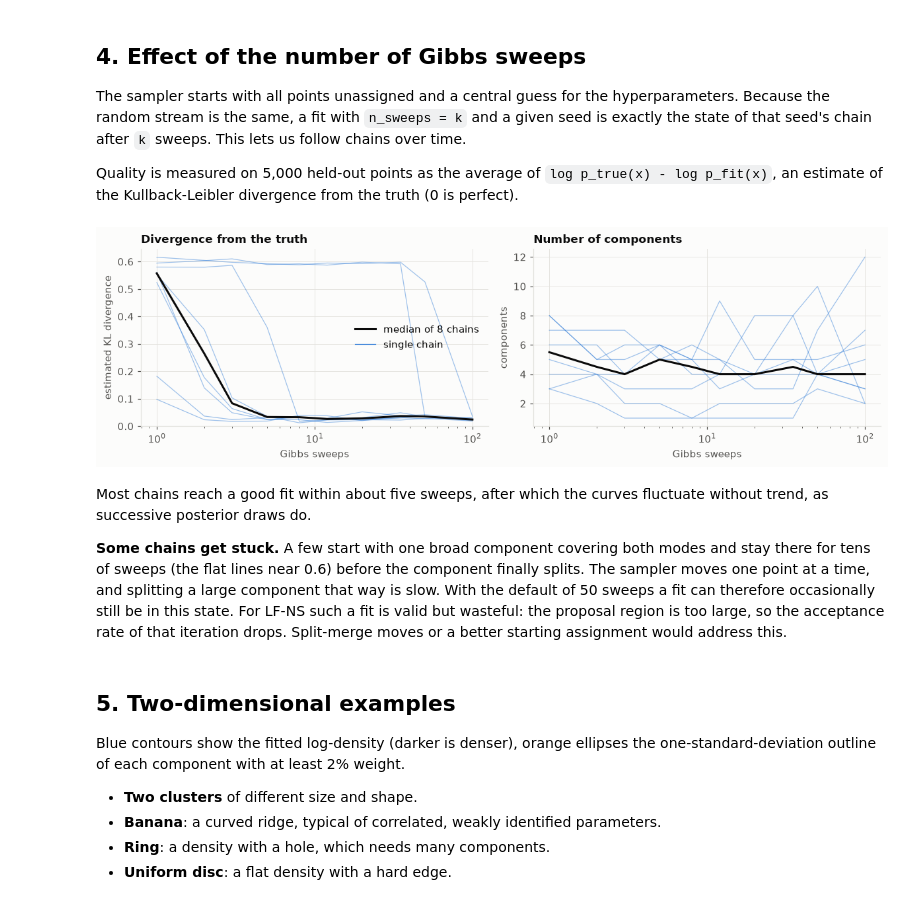
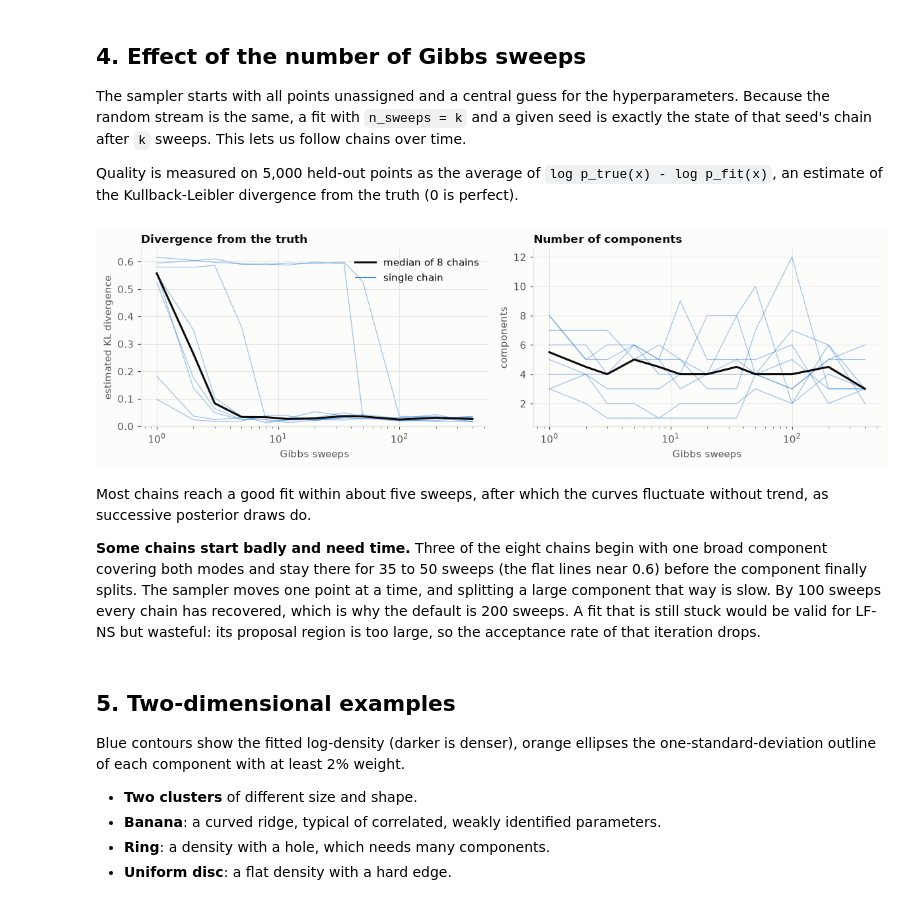
Before and after one commit to Mijan/lfns_rust, a Jupyter notebook: notebooks/dpgmm_density_estimation.ipynb, the cells around one changed output. Drawn from its saved outputs; the diff is of its cells as text; code cells hidden in the pictures.

Commit message:
example notebooks added

```diff
--- a/notebooks/dpgmm_density_estimation.ipynb
+++ b/notebooks/dpgmm_density_estimation.ipynb
@@ -26,18 +26,12 @@ from scipy import stats
 
 import dpgmm
 
+import notebook_style as style
+
+style.apply()
 # Colours by role: observations are neutral, the truth is ink, the fit is blue, its components orange.
-SURFACE, INK, MUTED, GRID = "#fcfcfb", "#0b0b0b", "#52514e", "#e4e3df"
-OBSERVATIONS, FIT, COMPONENTS = "#a3a29a", "#2a78d6", "#eb6834"
-FIT_RAMP = ["#cde2fb", "#86b6ef", "#3987e5", "#1c5cab", "#0d366b"]  # one hue, light to dark
-
-plt.rcParams.update({
-    "figure.facecolor": SURFACE, "axes.facecolor": SURFACE, "savefig.facecolor": SURFACE,
-    "axes.edgecolor": GRID, "axes.labelcolor": MUTED, "axes.titlecolor": INK, "axes.titlesize": 11,
-    "axes.titleweight": "bold", "axes.titlelocation": "left", "axes.spines.top": False, "axes.spines.right": False,
-    "xtick.color": MUTED, "ytick.color": MUTED, "axes.grid": True, "grid.color": GRID, "grid.linewidth": 0.6,
-    "lines.linewidth": 2.0, "legend.frameon": False, "font.size": 10, "figure.dpi": 110,
-})
+INK, MUTED = style.INK, style.MUTED
+OBSERVATIONS, FIT, COMPONENTS, FIT_RAMP = style.NEUTRAL, style.BLUE, style.ORANGE, style.BLUE_RAMP
 # %% [markdown]
 ## 1. One-dimensional examples
 
@@ -86,10 +80,10 @@ fig, axes = plt.subplots(2, 2, figsize=(11, 6.5))
 for ax, (name, (draw, pdf)) in zip(axes.ravel(), TARGETS_1D.items()):
     sample = draw(rng, 400)
     start = time.perf_counter()
-    mixture = dpgmm.fit(sample[:, None], n_sweeps=200, seed=0)
+    mixture = dpgmm.fit(sample[:, None], seed=0)
     elapsed_ms = 1e3 * (time.perf_counter() - start)
     plot_fit_1d(ax, sample, pdf, mixture, name)
-    ax.set_xlabel(f"x   (400 observations, 50 sweeps, {elapsed_ms:.0f} ms)")
+    ax.set_xlabel(f"x   (400 observations, 200 sweeps, {elapsed_ms:.0f} ms)")
 axes[0, 0].legend(loc="upper right")
 fig.tight_layout()
 # %% [output]
@@ -109,7 +103,7 @@ The same observations are fitted 20 times with different seeds. The spread of th
 rng = np.random.default_rng(2)
 sample = draw_bimodal(rng, 300)
 grid = np.linspace(-5.0, 9.0, 600)
-fits = [dpgmm.fit(sample[:, None], n_sweeps=200, seed=seed) for seed in range(20)]
+fits = [dpgmm.fit(sample[:, None], seed=seed) for seed in range(20)]
 
 fig, (ax, ax_counts) = plt.subplots(1, 2, figsize=(11, 3.6), gridspec_kw={"width_ratios": [3, 1]})
 ax.hist(sample, bins=40, density=True, color=OBSERVATIONS, alpha=0.45, label="observations")
@@ -136,7 +130,7 @@ sizes = [30, 100, 300, 1000]
 fig, axes = plt.subplots(1, 4, figsize=(13, 3.2), sharey=True)
 for ax, n in zip(axes, sizes):
     sample = draw_bimodal(rng, n)
-    mixture = dpgmm.fit(sample[:, None], n_sweeps=200, seed=0)
+    mixture = dpgmm.fit(sample[:, None], seed=0)
     plot_fit_1d(ax, sample, bimodal_pdf, mixture, f"n = {n}", show_components=False)
     ax.set_xlim(-5, 9); ax.set_xlabel("x")
 axes[0].legend(loc="upper right", fontsize=8)
@@ -152,33 +146,33 @@ Quality is measured on 5,000 held-out points as the average of `log p_true(x) -
 # %%
 rng = np.random.default_rng(4)
 sample = draw_bimodal(rng, 300)
 held_out = draw_bimodal(rng, 5000)
-sweep_counts = [1, 2, 3, 5, 8, 12, 20, 35, 50, 100]
+sweep_counts = [1, 2, 3, 5, 8, 12, 20, 35, 50, 100, 200, 400]
 seeds = range(8)
 
 divergence = np.empty((len(seeds), len(sweep_counts)))
 n_components = np.empty_like(divergence)
 for i, seed in enumerate(seeds):
     for j, n_sweeps in enumerate(sweep_counts):
         mixture = dpgmm.fit(sample[:, None], n_sweeps=n_sweeps, seed=seed)
         divergence[i, j] = np.mean(np.log(bimodal_pdf(held_out)) - mixture.log_density(held_out[:, None]))
         n_components[i, j] = mixture.n_components
 
 fig, (ax_kl, ax_k) = plt.subplots(1, 2, figsize=(11, 3.4))
 for values, ax, title, label in [(divergence, ax_kl, "Divergence from the truth", "estimated KL divergence"),
                                  (n_components, ax_k, "Number of components", "components")]:
     ax.plot(sweep_counts, values.T, color=FIT, lw=0.8, alpha=0.45)
     ax.plot(sweep_counts, np.median(values, axis=0), color=INK, lw=2.0, label="median of 8 chains")
     ax.set_xscale("log"); ax.set_xlabel("Gibbs sweeps"); ax.set_ylabel(label); ax.set_title(title)
 ax_kl.plot([], [], color=FIT, lw=0.8, label="single chain"); ax_kl.legend()
 ax_kl.set_ylim(bottom=0)
 fig.tight_layout()
 # %% [output]
-[figure, old version]
+[figure, new version]
 # %% [markdown]
 Most chains reach a good fit within about five sweeps, after which the curves fluctuate without trend, as successive posterior draws do.
 
-**Some chains get stuck.** A few start with one broad component covering both modes and stay there for tens of sweeps (the flat lines near 0.6) before the component finally splits. The sampler moves one point at a time, and splitting a large component that way is slow. With the default of 50 sweeps a fit can therefore occasionally still be in this state. For LF-NS such a fit is valid but wasteful: the proposal region is too large, so the acceptance rate of that iteration drops. Split-merge moves or a better starting assignment would address this.
+**Some chains start badly and need time.** Three of the eight chains begin with one broad component covering both modes and stay there for 35 to 50 sweeps (the flat lines near 0.6) before the component finally splits. The sampler moves one point at a time, and splitting a large component that way is slow. By 100 sweeps every chain has recovered, which is why the default is 200 sweeps. A fit that is still stuck would be valid for LF-NS but wasteful: its proposal region is too large, so the acceptance rate of that iteration drops.
 # %% [markdown]
 ## 5. Two-dimensional examples
 
```
Also changed, not shown: parts of 7 cells of this notebook, 4 other files.
